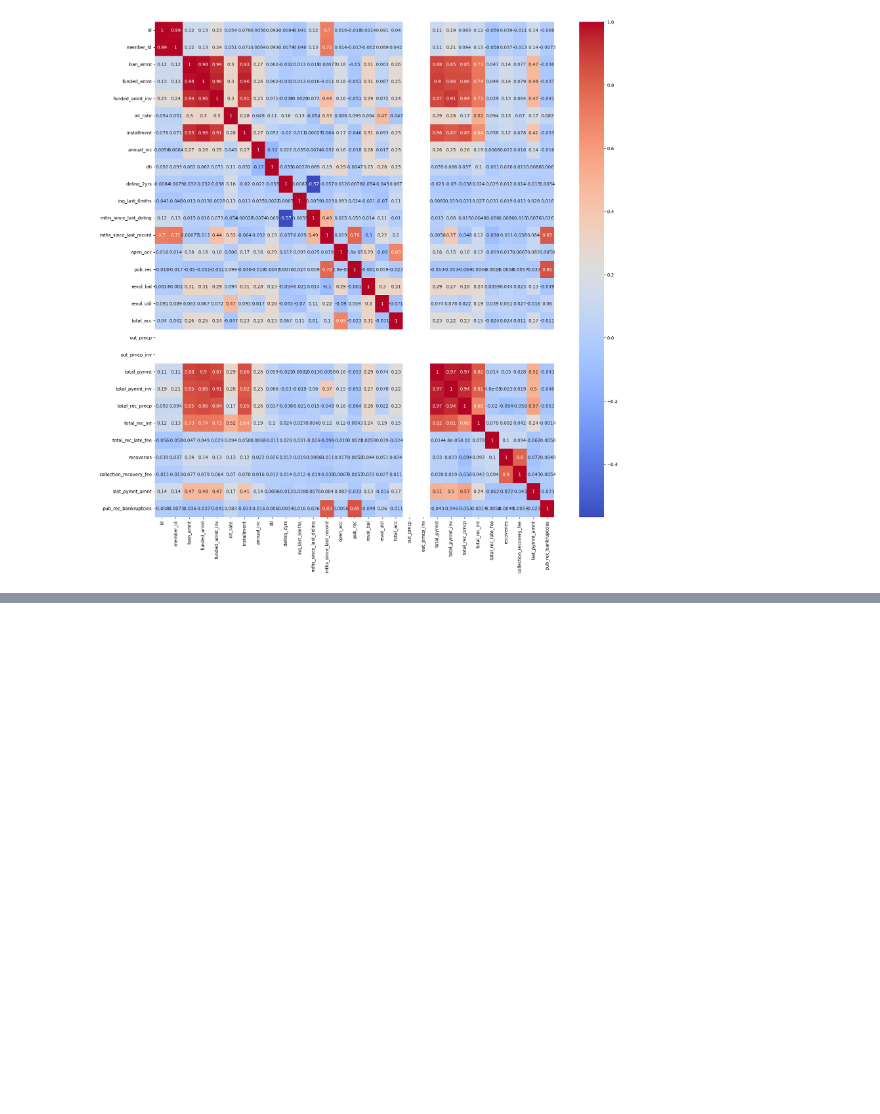
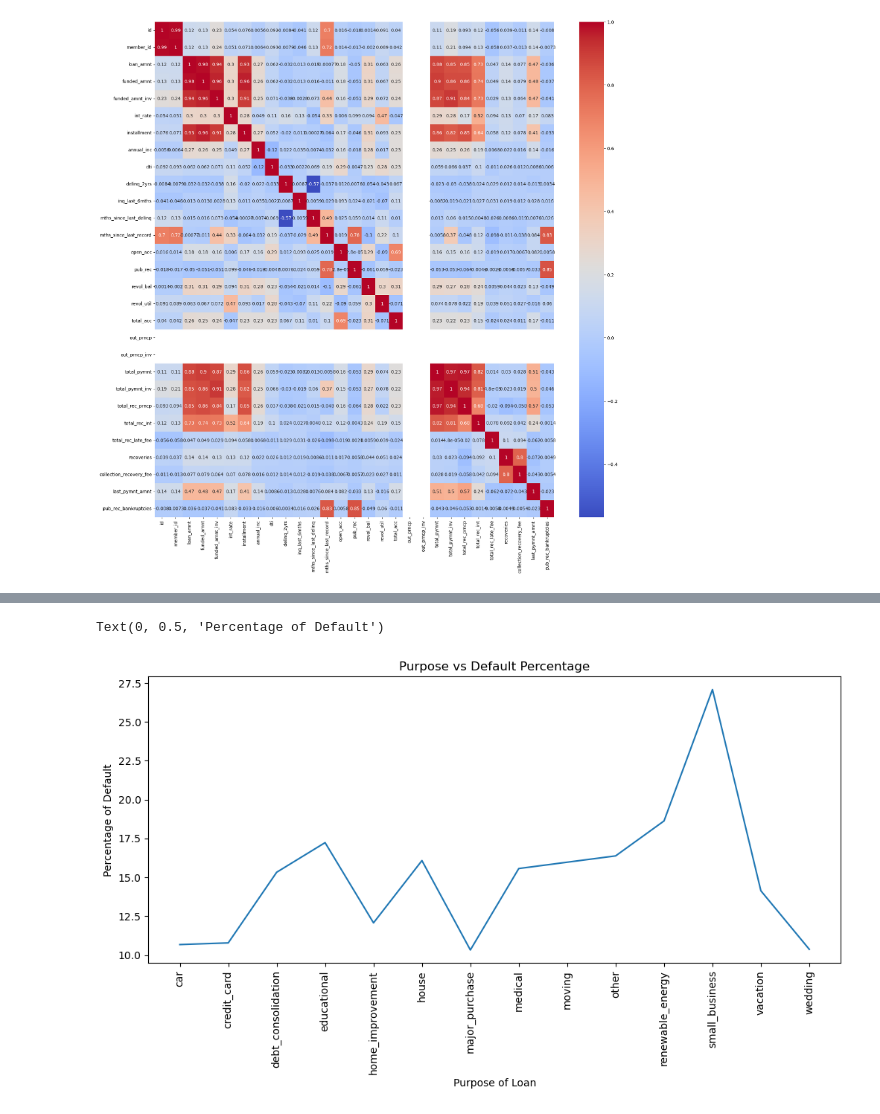
Before and after one commit to ajayvmohandas/lending_club_case_study, a Jupyter notebook: Lending-Club-Case-Study.ipynb, the cells around one changed output, grey strips where cells are left out. Saved outputs shown, nothing was run; the diff lists cells and outputs as text; code cells hidden in the pictures; blank space fills up the shorter version.

```diff
--- a/Lending-Club-Case-Study.ipynb
+++ b/Lending-Club-Case-Study.ipynb
@@ -248,0 +282,14 @@ sns.heatmap(correlation_matrix, annot=True, cmap='coolwarm')
+# %%
+purpose_df = loan_df.groupby(['purpose', 'loan_status'], as_index=False)['id'].count()
+purpose_df['percentage'] = purpose_df.groupby('purpose').transform(lambda x: x/x.sum()*100)
+purpose_df = purpose_df[purpose_df.loan_status == 'Charged Off']
+# %%
+plt.figure(figsize=(12,5))
+sns.lineplot(x='purpose', y='percentage', data=purpose_df)
+plt.xticks(rotation=90)
+plt.title('Purpose vs Default Percentage')
+plt.xlabel('Purpose of Loan')
+plt.ylabel('Percentage of Default')
+# %% [output]
+Text(0, 0.5, 'Percentage of Default')
+[figure, added]
```
Also changed, not shown: parts of 14 cells of this notebook.
